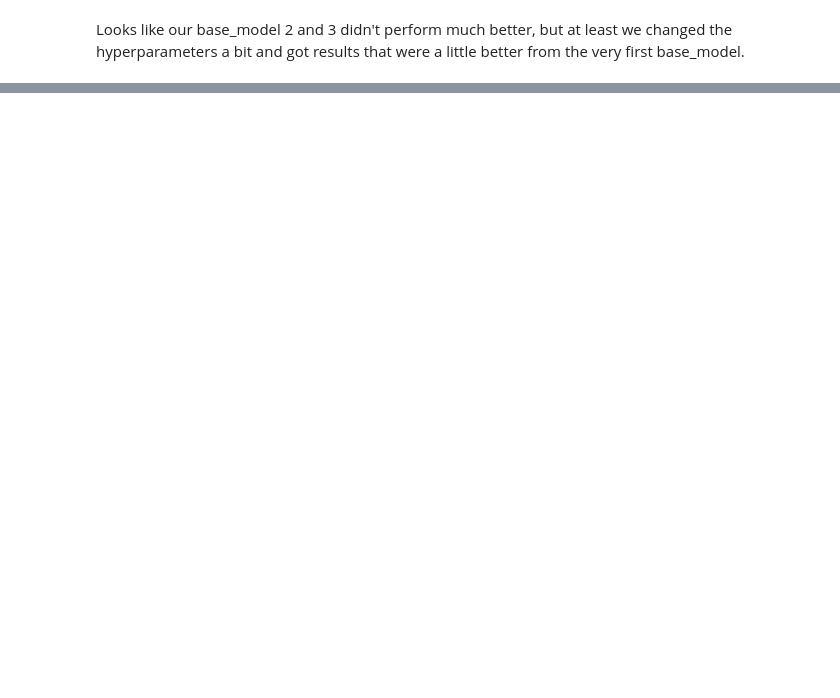
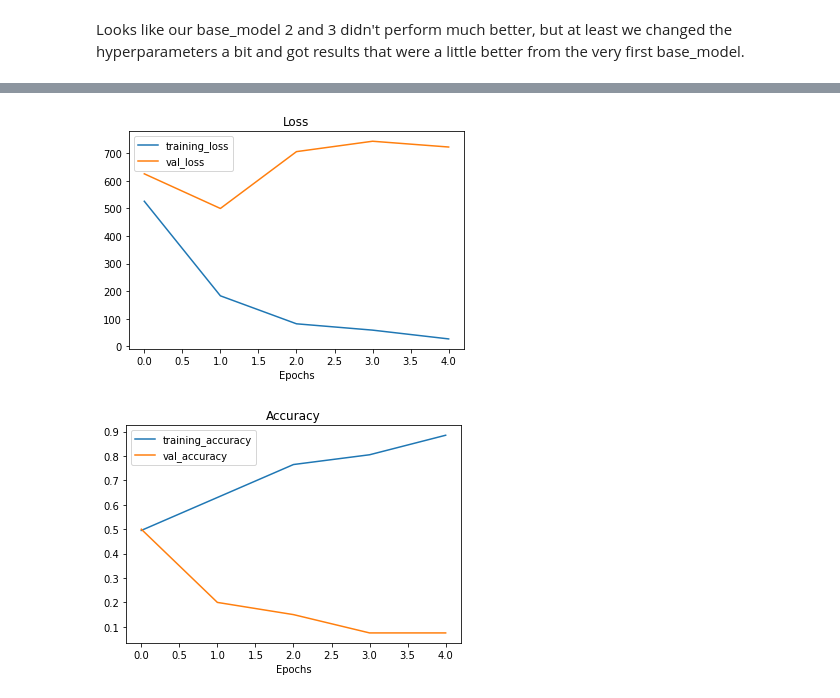
Before and after one commit to SupremeLeaf/coca-coca-vs-pepsi-image-classification, a Jupyter notebook: Coca_Cola_Vs_Pepsi_Binary_Classification.ipynb, the cells around one changed output, grey strips where cells are left out. Cells and saved outputs as stored; diff of their text form; code cells hidden in the pictures; blank space fills up the shorter version.

```diff
--- a/Coca_Cola_Vs_Pepsi_Binary_Classification.ipynb
+++ b/Coca_Cola_Vs_Pepsi_Binary_Classification.ipynb
@@ -869,0 +1014,29 @@ Looks like our base_model 2 and 3 didn't perform much better, but at least we ch
+# %%
+model_3 = Sequential([
+  Conv2D(filters=32,
+         kernel_size=1,
+         strides=1,
+         input_shape=IMG_SIZE + (3,)),
+  Activation(activation='relu'),
+  MaxPool2D(),
+  Conv2D(filters=32,
+         kernel_size=1,
+         strides=1),
+  Activation(activation='relu'),
+  MaxPool2D(),
+  layers.Dropout(0.2),
+  Flatten(),
+  Dense(1, activation='sigmoid')
+])
+
+model_3.compile(loss='binary_crossentropy',
+                optimizer=Adam(),
+                metrics=['accuracy'])
+
+history_3 = model_3.fit(train_data,
+            epochs=5,
+            validation_data=test_data,
+            steps_per_epoch=len(train_data),
+            validation_steps=len(test_data),
+            callbacks=[create_tensorboard_callback(dir_name='pepsi_coke_models',
+                                                   experiment_name='model_3')])
@@ -869,0 +1075,5 @@ Looks like our base_model 2 and 3 didn't perform much better, but at least we ch
+# %%
+plot_loss_curves(history=history_3)
+# %% [output]
+[figure, added]
+[figure, added]
```
Also changed, not shown: parts of 52 cells of this notebook.
